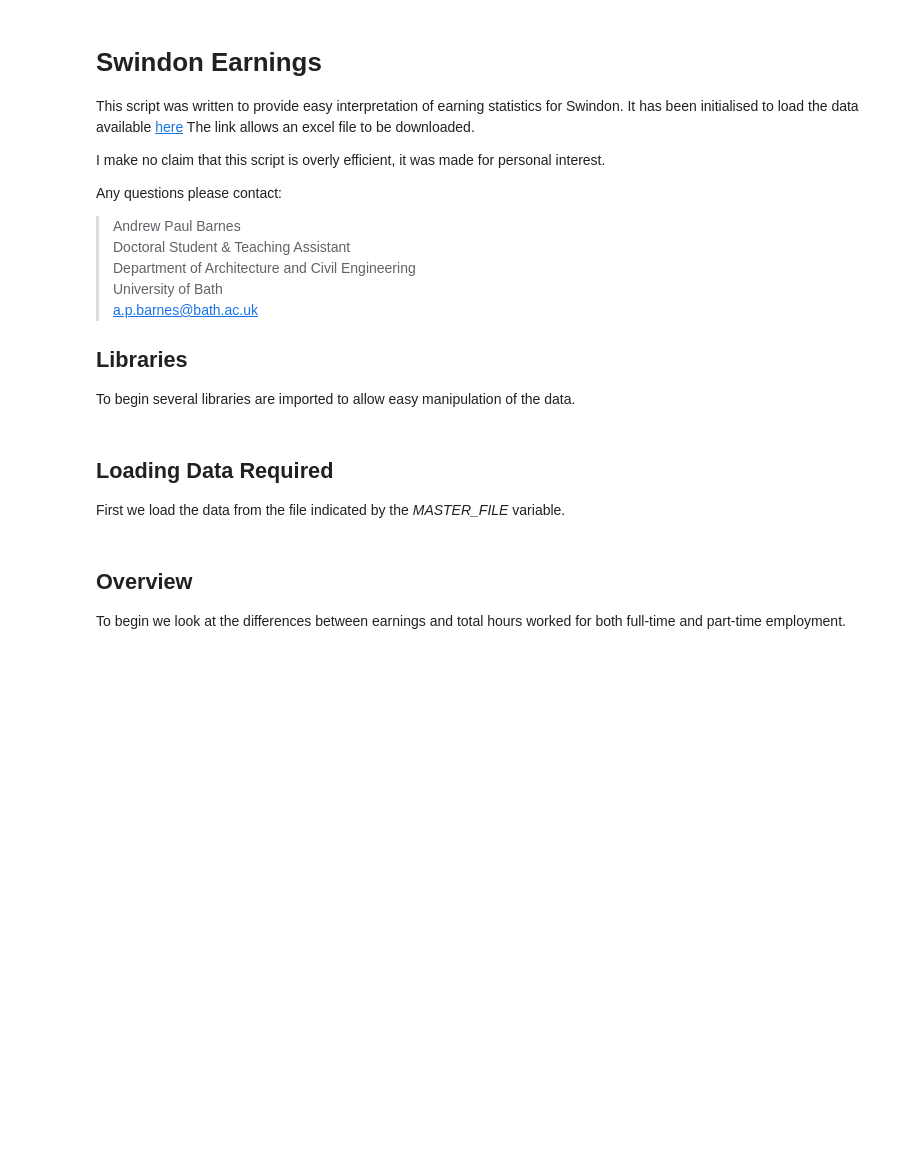
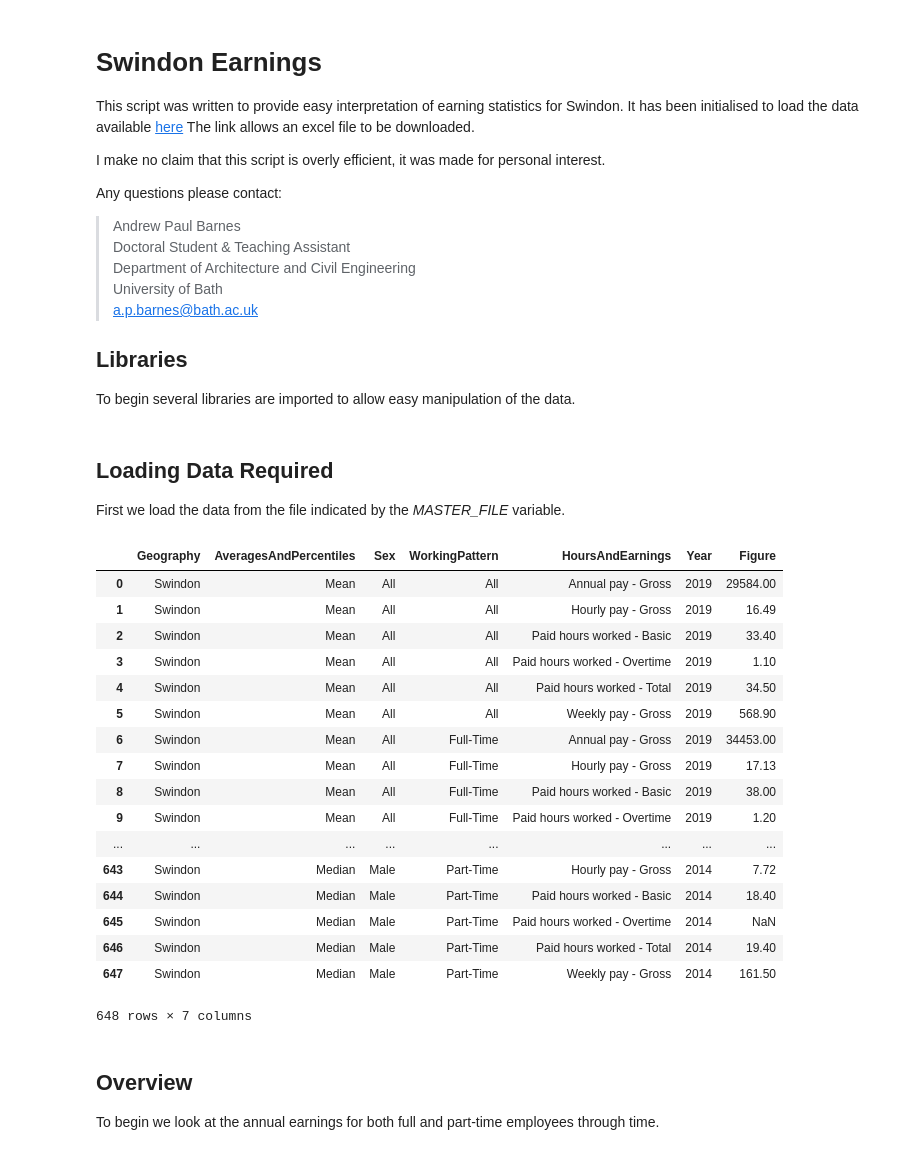
Before and after one commit to Sciprios/SwindonCovid, a Jupyter notebook: Salary/Earnings.ipynb, the cells around one changed output. Drawn from its saved outputs; the diff is of its cells as text; code cells hidden in the pictures; blank space fills up the shorter version.

```diff
--- a/Salary/Earnings.ipynb
+++ b/Salary/Earnings.ipynb
@@ -30,7 +30,28 @@ First we load the data from the file indicated by the *MASTER_FILE* variable.
 MASTER_FILE = "2019.csv"
 # %%
 earnings_data = pd.read_csv(MASTER_FILE, delimiter=',')
+# %%
+earnings_data
+# %% [output]
+|  | Geography | AveragesAndPercentiles | Sex | WorkingPattern | HoursAndEarnings | Year | Figure |
+| 0 | Swindon | Mean | All | All | Annual pay - Gross | 2019 | 29584.00 |
+| 1 | Swindon | Mean | All | All | Hourly pay - Gross | 2019 | 16.49 |
+| 2 | Swindon | Mean | All | All | Paid hours worked - Basic | 2019 | 33.40 |
+| 3 | Swindon | Mean | All | All | Paid hours worked - Overtime | 2019 | 1.10 |
+| 4 | Swindon | Mean | All | All | Paid hours worked - Total | 2019 | 34.50 |
+| 5 | Swindon | Mean | All | All | Weekly pay - Gross | 2019 | 568.90 |
+| 6 | Swindon | Mean | All | Full-Time | Annual pay - Gross | 2019 | 34453.00 |
+| 7 | Swindon | Mean | All | Full-Time | Hourly pay - Gross | 2019 | 17.13 |
+| 8 | Swindon | Mean | All | Full-Time | Paid hours worked - Basic | 2019 | 38.00 |
+| 9 | Swindon | Mean | All | Full-Time | Paid hours worked - Overtime | 2019 | 1.20 |
+| ... | ... | ... | ... | ... | ... | ... | ... |
+| 643 | Swindon | Median | Male | Part-Time | Hourly pay - Gross | 2014 | 7.72 |
+| 644 | Swindon | Median | Male | Part-Time | Paid hours worked - Basic | 2014 | 18.40 |
+| 645 | Swindon | Median | Male | Part-Time | Paid hours worked - Overtime | 2014 | NaN |
+| 646 | Swindon | Median | Male | Part-Time | Paid hours worked - Total | 2014 | 19.40 |
+| 647 | Swindon | Median | Male | Part-Time | Weekly pay - Gross | 2014 | 161.50 |
+648 rows × 7 columns
 # %% [markdown]
 ## Overview
 
-To begin we look at the differences between earnings and total hours worked for both full-time and part-time employment.
+To begin we look at the annual earnings for both full and part-time employees through time.
```
Also changed, not shown: parts of 4 cells of this notebook.
